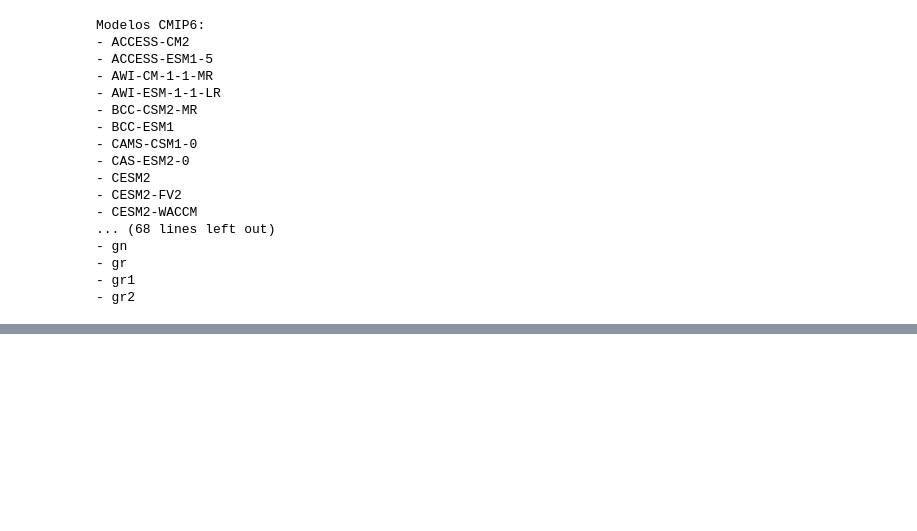
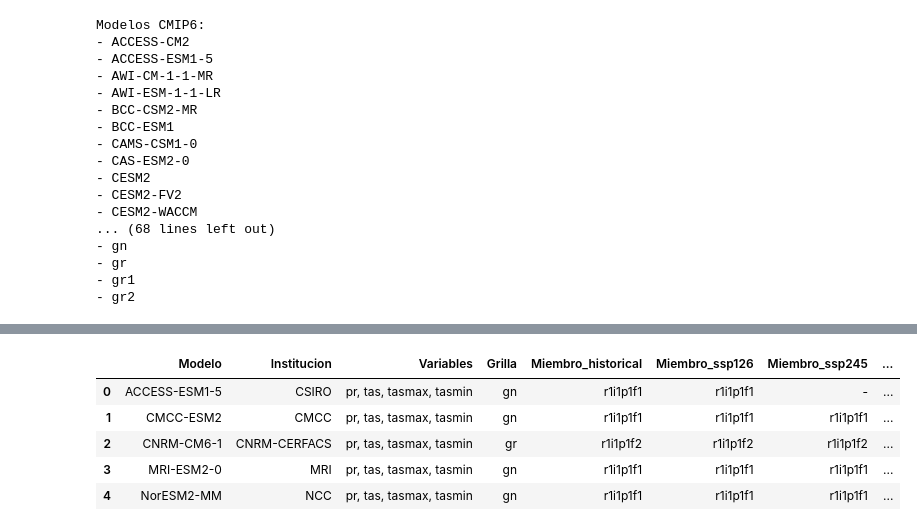
Before and after one commit to Jorgellamocca/Cambio-Clim-tico, a Jupyter notebook: cmip6_mensual_lectura_1.ipynb, the cells around one changed output, grey strips where cells are left out. Cells and saved outputs as stored; diff of their text form; code cells hidden in the pictures; blank space fills up the shorter version.

```diff
--- a/cmip6_mensual_lectura_1.ipynb
+++ b/cmip6_mensual_lectura_1.ipynb
@@ -108,3 +151,72 @@ tabla
+# %%
+# ==================================================
+# 3. Función: elegir miembro histórico de referencia
+# ==================================================
+def miembro_historico_referencia(df_sel):
+    miembros = (
+        df_sel[df_sel["experiment_id"] == "historical"]["member_id"]
+        .dropna()
+        .unique()
+    )
+
+    if len(miembros) == 0:
+        return "-"
+
+    # Prioridad absoluta: r1i1p1f*
+    r1_ref = [m for m in miembros if re.match(r"^r1i1p1f\d+$", m)]
+    if r1_ref:
+        return r1_ref[0]
+
+    # Luego cualquier r1*
+    r1 = [m for m in miembros if m.startswith("r1")]
+    if r1:
+        return r1[0]
+
+    # Finalmente menor r<num> (orden numérico)
+    return sorted(
+        miembros,
+        key=lambda x: int(re.findall(r"^r(\d+)", x)[0])
+    )[0]
+
+# ==================================================
+# 4. Construir TABLA FINAL (100% consistente)
+# ==================================================
+filas = []
+
+for modelo, df_m in df_sel.groupby("source_id"):
+
+    # 🔑 miembro histórico de referencia
+    ref_hist = miembro_historico_referencia(df_m)
+
+    fila = {
+        "Modelo": modelo,
+        "Institucion": ", ".join(sorted(df_m["institution_id"].dropna().unique())),
+        "Variables": ", ".join(sorted(df_m["variable_id"].unique())),
+        "Grilla": ", ".join(sorted(df_m["grid_label"].unique())),
+    }
+
+    # Usar el MISMO miembro en todos los escenarios
+    for esc in ESCENARIOS:
+        miembros_esc = (
+            df_m[df_m["experiment_id"] == esc]["member_id"]
+            .dropna()
+            .unique()
+        )
+
+        fila[f"Miembro_{esc}"] = ref_hist if ref_hist in miembros_esc else "-"
+
+    filas.append(fila)
+
+tabla_final = pd.DataFrame(filas)
+
+tabla_final
+# %% [output]
+|  | Modelo | Institucion | Variables | Grilla | Miembro_historical | Miembro_ssp126 | Miembro_ssp245 | ... |
+| 0 | ACCESS-ESM1-5 | CSIRO | pr, tas, tasmax, tasmin | gn | r1i1p1f1 | r1i1p1f1 | - | ... |
+| 1 | CMCC-ESM2 | CMCC | pr, tas, tasmax, tasmin | gn | r1i1p1f1 | r1i1p1f1 | r1i1p1f1 | ... |
+| 2 | CNRM-CM6-1 | CNRM-CERFACS | pr, tas, tasmax, tasmin | gr | r1i1p1f2 | r1i1p1f2 | r1i1p1f2 | ... |
+| 3 | MRI-ESM2-0 | MRI | pr, tas, tasmax, tasmin | gn | r1i1p1f1 | r1i1p1f1 | r1i1p1f1 | ... |
+| 4 | NorESM2-MM | NCC | pr, tas, tasmax, tasmin | gn | r1i1p1f1 | r1i1p1f1 | r1i1p1f1 | ... |
 # %%
 #gn → grilla nativa (no regular)
 #gr → grilla regular
```
Also changed, not shown: parts of 4 cells of this notebook.
